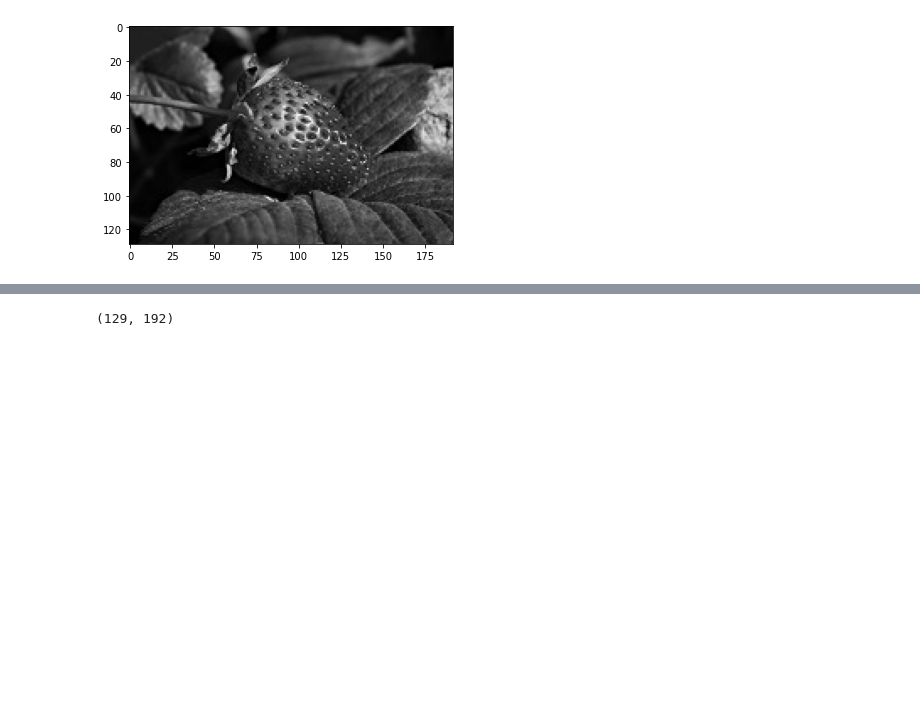
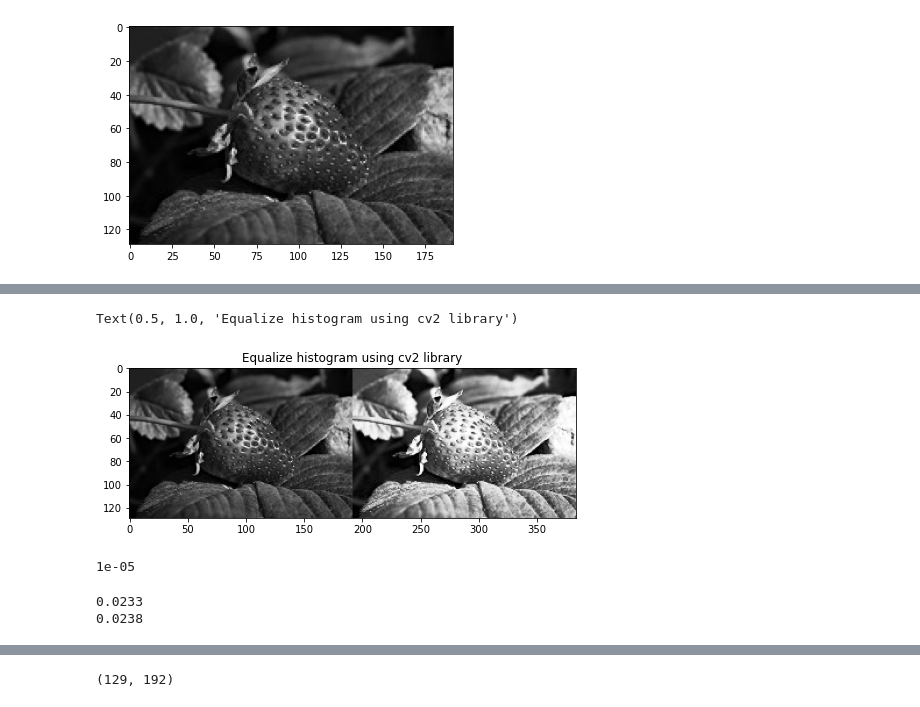
Before and after one commit to bereketeshete/Image-Processing, a Jupyter notebook: Assignment 2 - Image Enhancement/Assignment 2 Bereket.ipynb, the cells around one changed output, grey strips where cells are left out. Drawn from its saved outputs; the diff is of its cells as text; code cells hidden in the pictures; blank space fills up the shorter version.

```diff
--- a/Assignment 2 - Image Enhancement/Assignment 2 Bereket.ipynb
+++ b/Assignment 2 - Image Enhancement/Assignment 2 Bereket.ipynb
@@ -178,2 +197,24 @@ plt.imshow(f_img, cmap=cm.gray)
+# %%
+##################################################
+# Equalize histogram using cv2 library
+
+cv2_equ = cv2.equalizeHist(img)
+res = np.hstack((img,cv2_equ)) #stacking images side-by-side
+plt.figure(figsize=(8,6))
+plt.imshow(res, cmap=cm.gray)
+plt.title('Equalize histogram using cv2 library')
+# %% [output]
+Text(0.5, 1.0, 'Equalize histogram using cv2 library')
+[figure, added]
+# %%
+mse(cv2_equ,eq_img, 5)
+# %% [output]
+1e-05
+# %%
+print(SNR(cv2_equ))
+print(SNR(eq_img))
+# %% [output]
+0.0233
+0.0238
 # %% [markdown]
 ### Local Histogram Equalization
```
Also changed, not shown: parts of 22 cells of this notebook.
